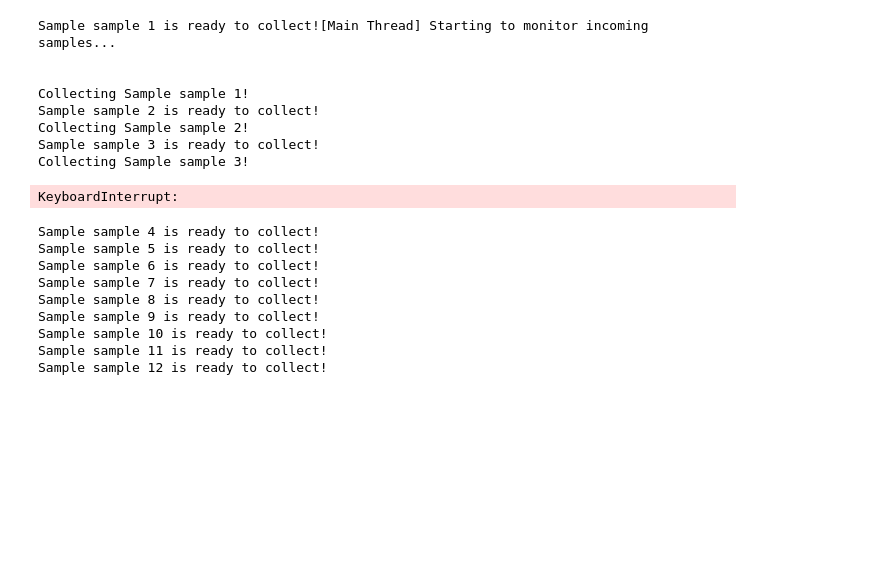
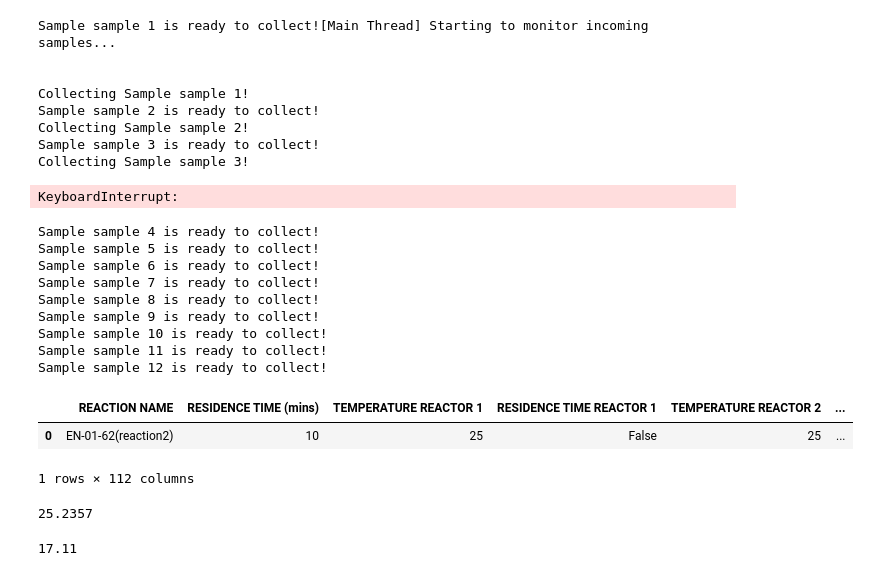
Before and after one commit to Toniaac/fraction-collector, a Jupyter notebook: sample_queue.ipynb, the cells around one changed output. Cells and saved outputs as stored; diff of their text form; code cells hidden in the pictures; blank space fills up the shorter version.

```diff
--- a/sample_queue.ipynb
+++ b/sample_queue.ipynb
@@ -50,3 +51,20 @@ Sample sample 9 is ready to collect!
 Sample sample 10 is ready to collect!
 Sample sample 11 is ready to collect!
 Sample sample 12 is ready to collect!
+# %%
+df = pd.read_csv("EN-01-62reaction2.csv")
+df
+# %% [output]
+|  | REACTION NAME | RESIDENCE TIME (mins) | TEMPERATURE REACTOR 1 | RESIDENCE TIME REACTOR 1 | TEMPERATURE REACTOR 2 | ... |
+| 0 | EN-01-62(reaction2) | 10 | 25 | False | 25 | ... |
+1 rows × 112 columns
+# %%
+waste_time = float(df['DIVERT TO WASTE (min)'][0])
+print(waste_time)
+# %% [output]
+25.2357
+# %%
+collection_time = float(df['COLLECT FOR (min)'][0])
+print(collection_time)
+# %% [output]
+17.11
```
Also changed, not shown: parts of 1 cell of this notebook, 8 other files.
